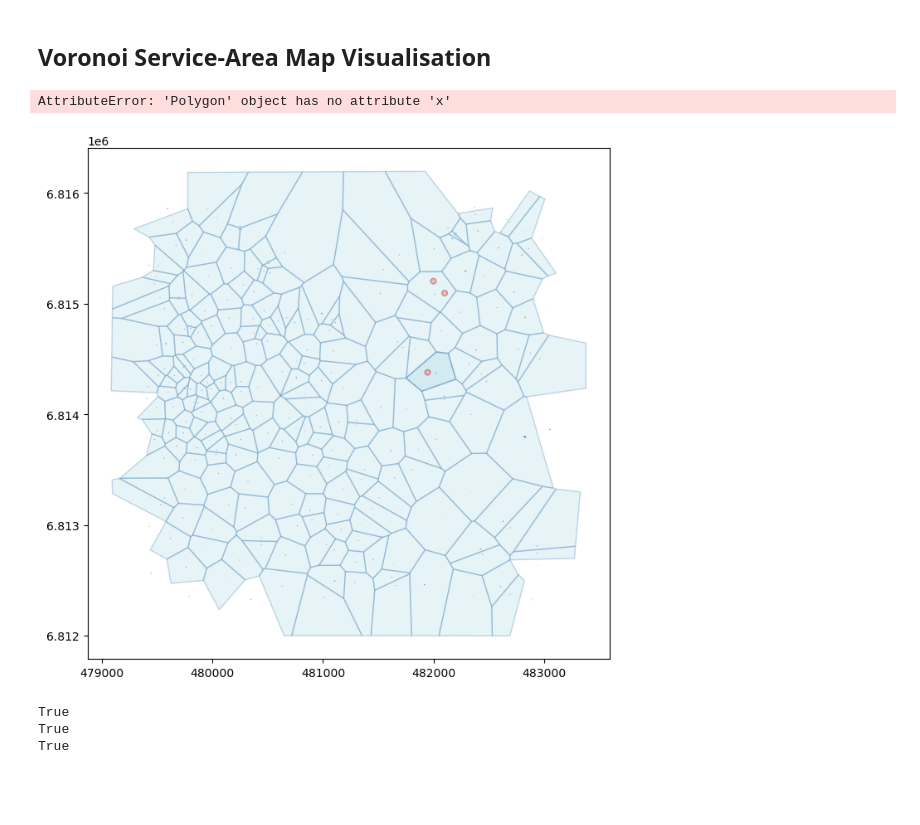
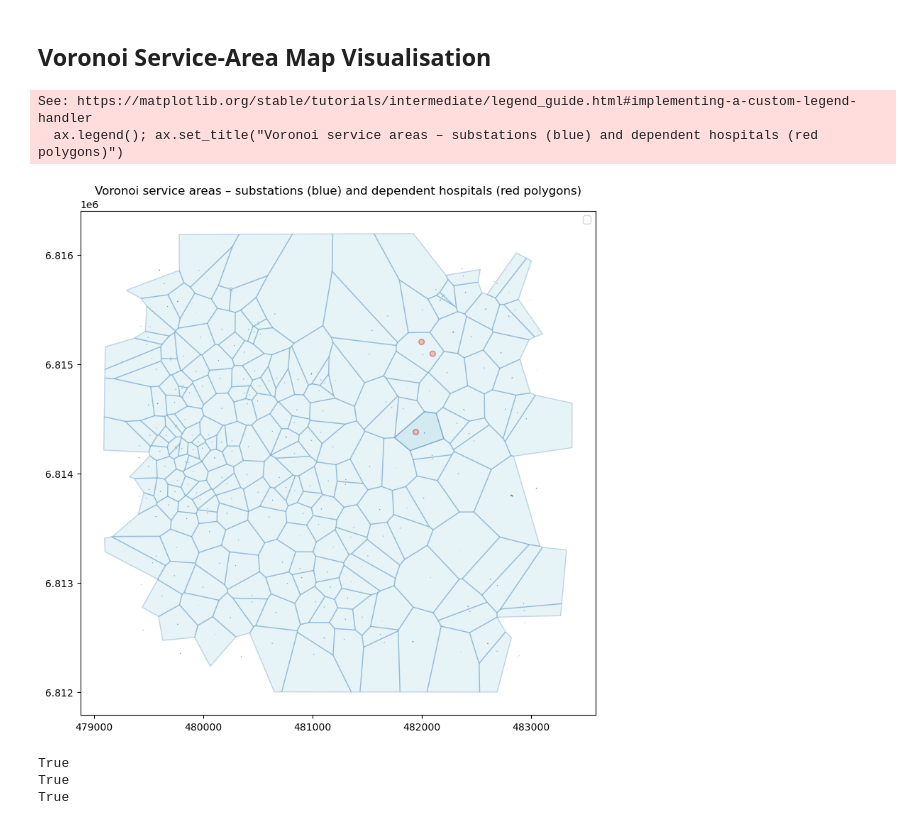
Before and after one commit to edPeregrina/powerpath, a Jupyter notebook: book/Use_Case_sample_knowledge_graph.ipynb, the cells around one changed output. Drawn from its saved outputs; the diff is of its cells as text; code cells hidden in the pictures; blank space fills up the shorter version.

```diff
--- a/book/Use_Case_sample_knowledge_graph.ipynb
+++ b/book/Use_Case_sample_knowledge_graph.ipynb
@@ -658,34 +646,35 @@ Final by asset type: substations operational 245/245, hospitals operational 3/3
 # %%
 import matplotlib.pyplot as plt
 import contextily as ctx
 
 fig, ax = plt.subplots(figsize=(10, 8))
 voronoi_gdf.to_crs("EPSG:3857").plot(ax=ax, alpha=0.3, edgecolor='steelblue', facecolor='lightblue', linewidth=1)
 gdf_assets_combined[gdf_assets_combined['type'] == 'msls'].to_crs("EPSG:3857").plot(
     ax=ax, color='steelblue', markersize=60, zorder=3, label='Substations (msls)')
 gdf_assets_combined[gdf_assets_combined['type'] == 'hospital'].to_crs("EPSG:3857").plot(
     ax=ax, color='tomato', alpha=0.35, edgecolor='darkred', linewidth=1.1, zorder=4,
     label='Hospitals (buffered polygons)')
 
 # Draw dependency lines between each hospital and its supplying substation
 from pyproj import Transformer
 tr = Transformer.from_crs("EPSG:28992", "EPSG:3857", always_xy=True)
 subs_28992 = gdf_assets_combined[gdf_assets_combined['type'] == 'msls'].to_crs("EPSG:28992")
 hosp_28992 = gdf_assets_combined[gdf_assets_combined['type'] == 'hospital'].to_crs("EPSG:28992")
-for sub_pos, hosp_list in service_area_map.items():
-    sg = subs_28992.loc[sub_pos].geometry
-    sx, sy = tr.transform(sg.x, sg.y)
-    for h_pos in hosp_list:
-        hg = hosp_28992.loc[h_pos].geometry.centroid
-        hx, hy = tr.transform(hg.x, hg.y)
-        ax.plot([sx, hx], [sy, hy], 'k--', linewidth=1.2, alpha=0.6, zorder=2)
+# for sub_pos, hosp_list in service_area_map.items():
+#     sg = subs_28992.loc[sub_pos].geometry
+#     sx, sy = tr.transform(sg.x, sg.y)
+#     for h_pos in hosp_list:
+#         hg = hosp_28992.loc[h_pos].geometry.centroid
+#         hx, hy = tr.transform(hg.x, hg.y)
+#         ax.plot([sx, hx], [sy, hy], 'k--', linewidth=1.2, alpha=0.6, zorder=2)
 
-ctx.add_basemap(ax, crs="EPSG:3857", source=ctx.providers.OpenStreetMap.Mapnik, alpha=0.4)
+# ctx.add_basemap(ax, crs="EPSG:3857", source=ctx.providers.OpenStreetMap.Mapnik, alpha=0.4)
 ax.legend(); ax.set_title("Voronoi service areas – substations (blue) and dependent hospitals (red polygons)")
 plt.tight_layout(); plt.show()
 # %% [output]
-AttributeError: 'Polygon' object has no attribute 'x'
+See: https://matplotlib.org/stable/tutorials/intermediate/legend_guide.html#implementing-a-custom-legend-handler
+  ax.legend(); ax.set_title("Voronoi service areas – substations (blue) and dependent hospitals (red polygons)")
-[figure, old version]
+[figure, new version]
 # %%
 #function that builds a gdf from the asset index and the timestep dictionary - used for 4d-plotting
 
```
Also changed, not shown: parts of 4 cells of this notebook.
